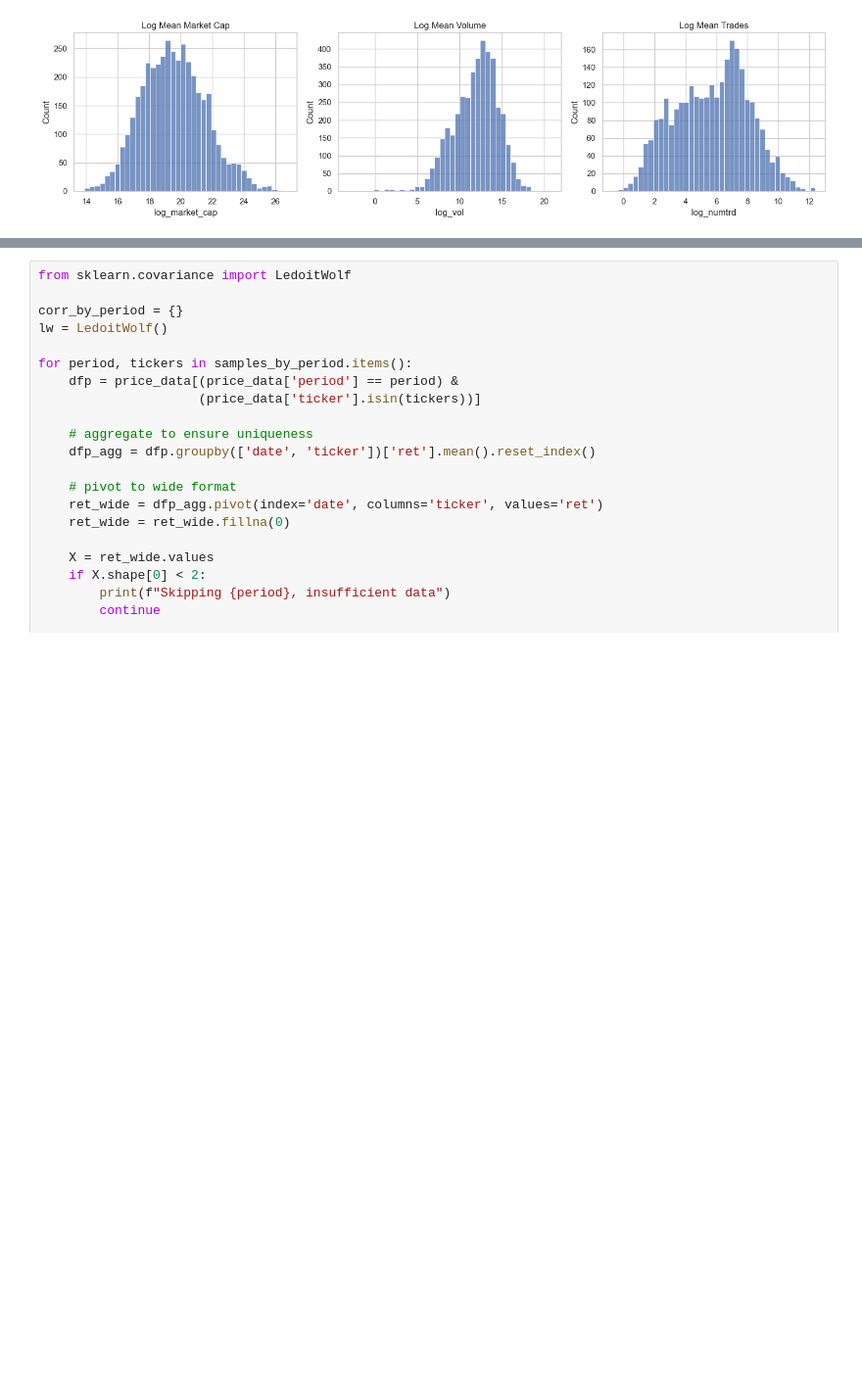
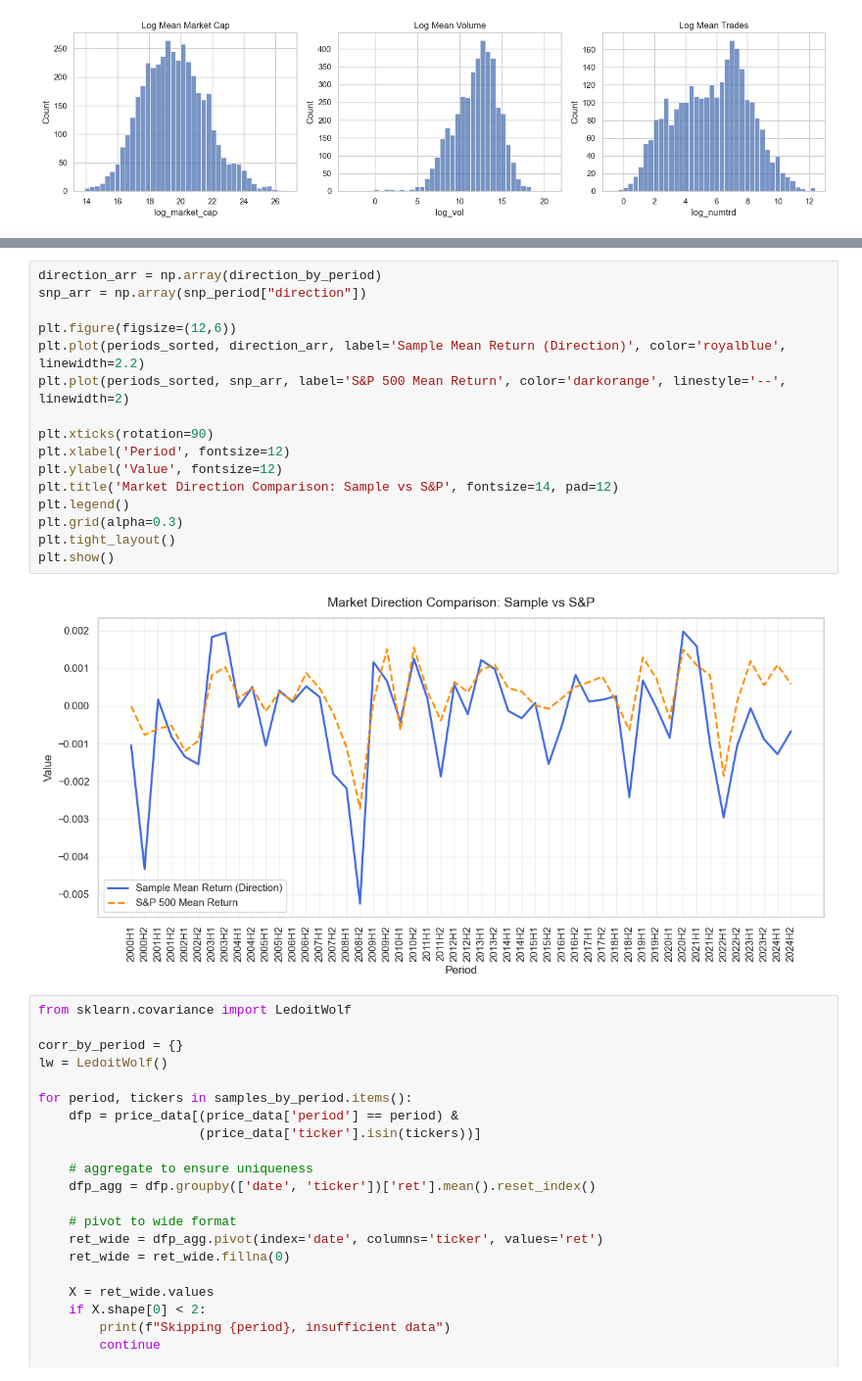
Before and after one commit to Ra20r/spectral-analysis, a Jupyter notebook: data.ipynb, the cells around one changed output, grey strips where cells are left out. Shown at 98% size. Cells and saved outputs as stored; diff of their text form; blank space fills up the shorter version.

```diff
--- a/data.ipynb
+++ b/data.ipynb
@@ -440,3 +468,21 @@ plt.show()
+# %%
+direction_arr = np.array(direction_by_period)
+snp_arr = np.array(snp_period["direction"])
+
+plt.figure(figsize=(12,6))
+plt.plot(periods_sorted, direction_arr, label='Sample Mean Return (Direction)', color='royalblue', linewidth=2.2)
+plt.plot(periods_sorted, snp_arr, label='S&P 500 Mean Return', color='darkorange', linestyle='--', linewidth=2)
+
+plt.xticks(rotation=90)
+plt.xlabel('Period', fontsize=12)
+plt.ylabel('Value', fontsize=12)
+plt.title('Market Direction Comparison: Sample vs S&P', fontsize=14, pad=12)
+plt.legend()
+plt.grid(alpha=0.3)
+plt.tight_layout()
+plt.show()
+# %% [output]
+[figure, added]
 # %%
 from sklearn.covariance import LedoitWolf
 
```
Also changed, not shown: parts of 15 cells of this notebook.
